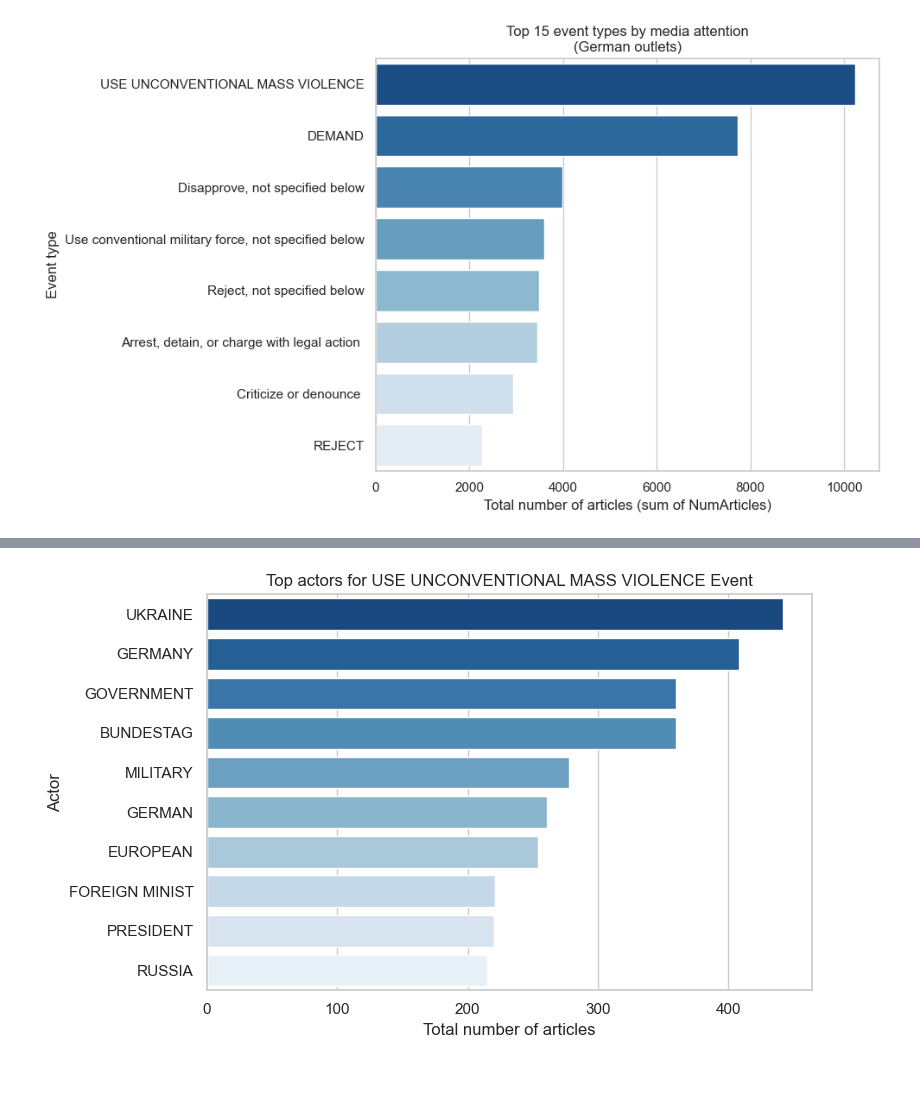
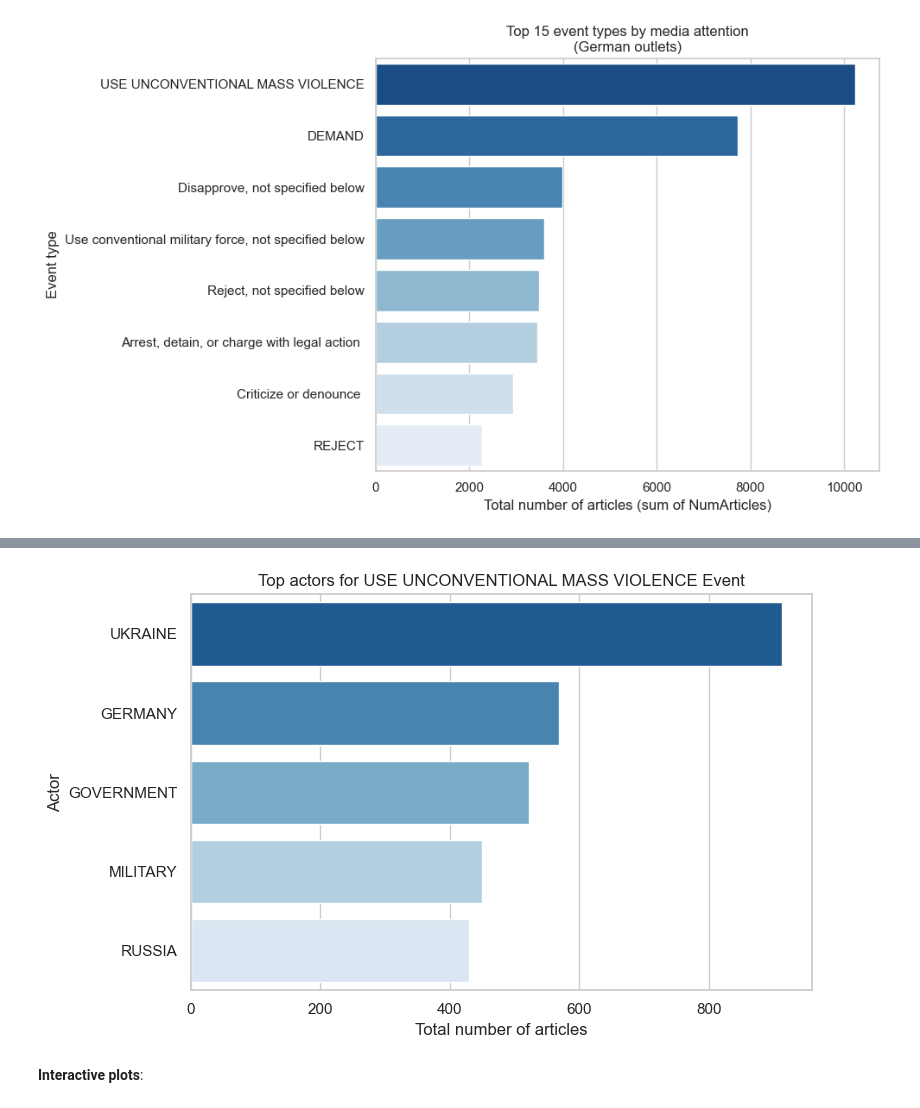
Before and after one commit to CAUGruppe/DataScienceProjectGroup8, a Jupyter notebook: Notebooks/Visualization_Question_8.ipynb, the cells around one changed output, grey strips where cells are left out. Saved outputs shown, nothing was run; the diff lists cells and outputs as text; code cells hidden in the pictures; blank space fills up the shorter version.

```diff
--- a/Notebooks/Visualization_Question_8.ipynb
+++ b/Notebooks/Visualization_Question_8.ipynb
@@ -90,7 +90,7 @@ display(event_stats.head(15))
 # %%
 #Eventcode-Description Mapping needed in order to interpret the event codes in the top events
 event_lookup = pd.read_csv(
-    "Data/eventcodes.txt",
+    "/Users/beytuygt/DataScienceProjectGroup8/Data/eventcodes.txt",
     sep="\t",
     header=0,
     encoding="latin1"
@@ -190,9 +253,10 @@ TOP_ACTORS = 5  # Top 5 actors per Eventtype
 
 codes_focus = top_events_labeled["EventCode"].astype(str).tolist()
 
+event_actor["EventCode"] = event_actor["EventCode"].astype(str)
+
 event_actor_sub = event_actor[event_actor["EventCode"].isin(codes_focus)].copy()
 
-#rank per eventcode
 event_actor_sub["rank"] = (
     event_actor_sub
     .groupby("EventCode")["total_articles"]
@@ -200,3 +264,4 @@ event_actor_sub["rank"] = (
 )
 
 event_actor_top = event_actor_sub[event_actor_sub["rank"] <= TOP_ACTORS].copy()
+event_actor_top.head()
@@ -203,9 +275,28 @@ event_actor_top = event_actor_sub[event_actor_sub["rank"] <= TOP_ACTORS].copy()
 # %%
+# Mapping EventCode -> EventDescription aus top_events_labeled bauen
 code_to_label = (
-    event_actor_top[["EventCode", "EventDescription"]]
+    top_events_labeled[["EventCode", "EventDescription"]]
     .drop_duplicates()
     .set_index("EventCode")["EventDescription"]
     .to_dict()
 )
 
+# sicherstellen, dass die Typen übereinstimmen
+event_actor_top["EventCode"] = event_actor_top["EventCode"].astype(str)
+# falls top_events_labeled.EventCode int war:
+# top_events_labeled["EventCode"] = top_events_labeled["EventCode"].astype(str)
+
+# Label auf event_actor_top mappen
 event_actor_top["EventLabel"] = event_actor_top["EventCode"].map(code_to_label)
+# %%
+# Name des Events, für das du die Top-Actors sehen willst
+event_name_focus = "USE UNCONVENTIONAL MASS VIOLENCE"
+
+# Daten für dieses Event herausfiltern
+actors_20_top = (
+    event_actor_top[event_actor_top["EventLabel"] == event_name_focus]
+    .sort_values("total_articles", ascending=False)
+    .head(20)
+)
+
+actors_20_top.head()
@@ -212,18 +310,20 @@ event_actor_top["EventLabel"] = event_actor_top["EventCode"].map(code_to_label)
 # %%
 plt.figure(figsize=(8, 5))
 sns.barplot(
     data=actors_20_top,
     x="total_articles",
-    y="Actor1_or_2",
-    hue="Actor1_or_2",      # gleiche Variable wie y
+    y="ActorName",        # oder Actor1_or_2, je nach Spaltennamen
+    hue="ActorName",
     dodge=False,
-    legend=False,           # keine doppelte Legende
+    legend=False,
     palette="Blues_r"
 )
-plt.title("Top actors for USE UNCONVENTIONAL MASS VIOLENCE Event")
+plt.title(f"Top actors for {event_name_focus} Event")
 plt.xlabel("Total number of articles")
 plt.ylabel("Actor")
 plt.tight_layout()
 plt.show()
 # %% [output]
-[figure, old version]
+[figure, new version]
+# %% [markdown]
+**Interactive plots**:
```
Also changed, not shown: parts of 10 cells of this notebook.
